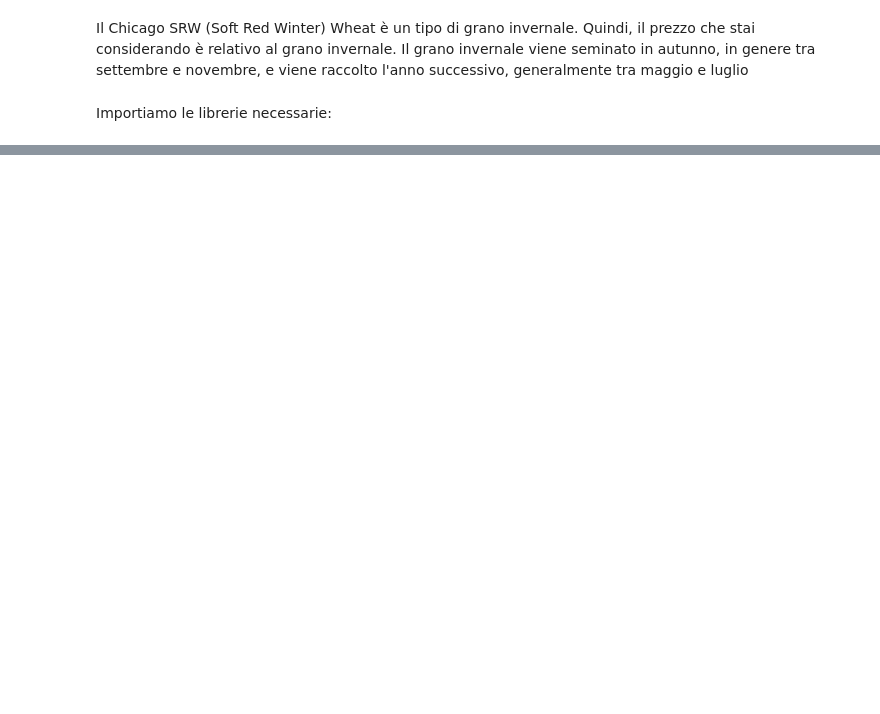
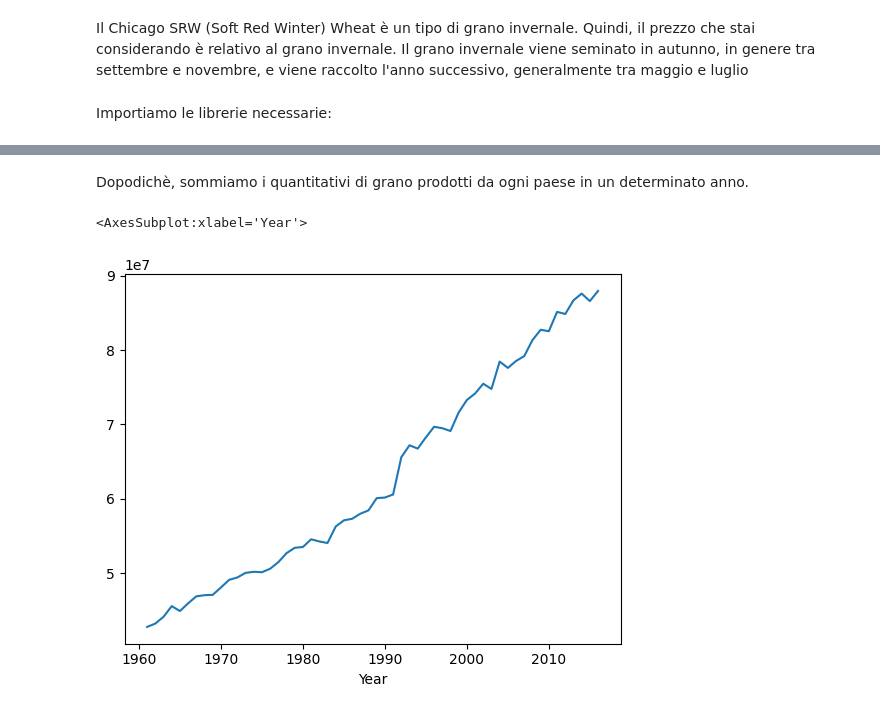
Before and after one commit to eduardalexandrut/WheatYieldPredictor, a Jupyter notebook: WheatPricePredictor.ipynb, the cells around one changed output, grey strips where cells are left out. Drawn from its saved outputs; the diff is of its cells as text; code cells hidden in the pictures; blank space fills up the shorter version.

```diff
--- a/WheatPricePredictor.ipynb
+++ b/WheatPricePredictor.ipynb
@@ -38,0 +87,8 @@ Stampando le prime righe del frame, possiamo notare gli attributi di ogni istanz
+# %% [markdown]
+Dopodichè, sommiamo i quantitativi di grano prodotti da ogni paese in un determinato anno.
+# %%
+somma_per_anno = wheat_yield_data.groupby('Year')['Value'].sum()
+somma_per_anno.plot()
+# %% [output]
+<AxesSubplot:xlabel='Year'>
+[figure, added]
```
Also changed, not shown: parts of 17 cells of this notebook, 4 other files.
